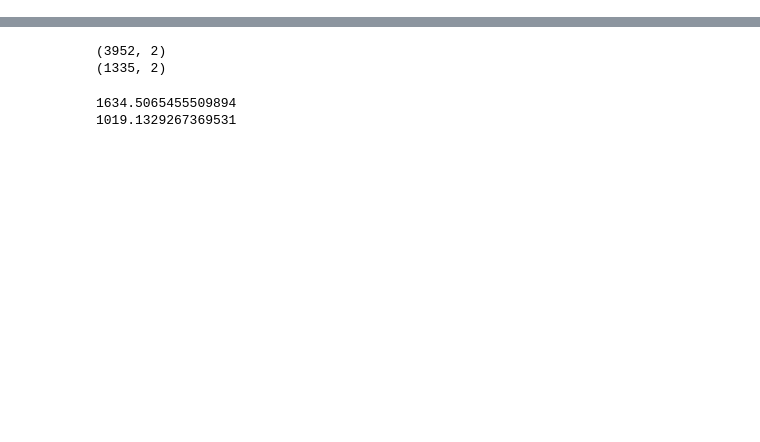
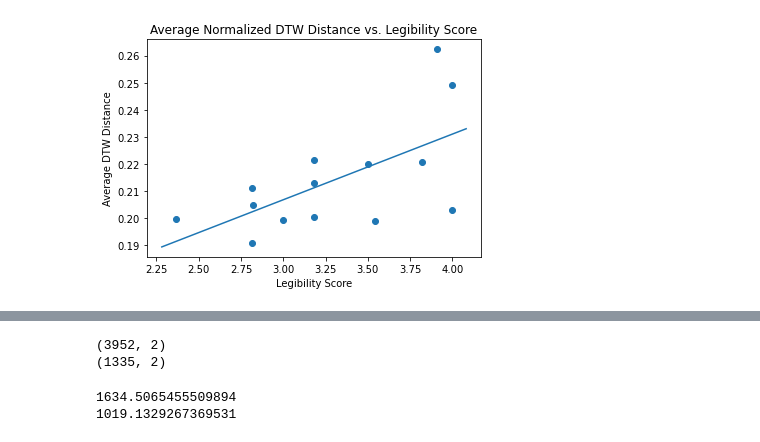
Before and after one commit to CustardTart32/digital-pen-backend, a Jupyter notebook: notebooks/compare_series.ipynb, the cells around one changed output, grey strips where cells are left out. Drawn from its saved outputs; the diff is of its cells as text; code cells hidden in the pictures; blank space fills up the shorter version.

```diff
--- a/notebooks/compare_series.ipynb
+++ b/notebooks/compare_series.ipynb
@@ -12,0 +19,6 @@ Requirement already satisfied: numpy in /home/cuthbert/anaconda3/envs/thesis/lib
+# %%
+def compute_distance(x, y):
+    alignment = dtw(x, y, keep_internals=True)
+    # alignment.plot(type="threeway")
+    # return alignment.normalizedDistance
+    return alignment.normalizedDistance
@@ -12,0 +141,17 @@ Requirement already satisfied: numpy in /home/cuthbert/anaconda3/envs/thesis/lib
+# %%
+import matplotlib.pyplot as plt
+import numpy as np
+
+plt.scatter(four_point_scores, distances)
+plt.xlabel("Legibility Score")
+plt.ylabel("Average DTW Distance")
+plt.title("Average Normalized DTW Distance vs. Legibility Score")
+# Add correlation line
+axes = plt.gca()
+m, b = np.polyfit(four_point_scores, distances, 1)
+X_plot = np.linspace(axes.get_xlim()[0],axes.get_xlim()[1],100)
+plt.plot(X_plot, m*X_plot + b, '-')
+
+plt.show()
+# %% [output]
+[figure, added]
```
Also changed, not shown: parts of 12 cells of this notebook, 5 other files.
